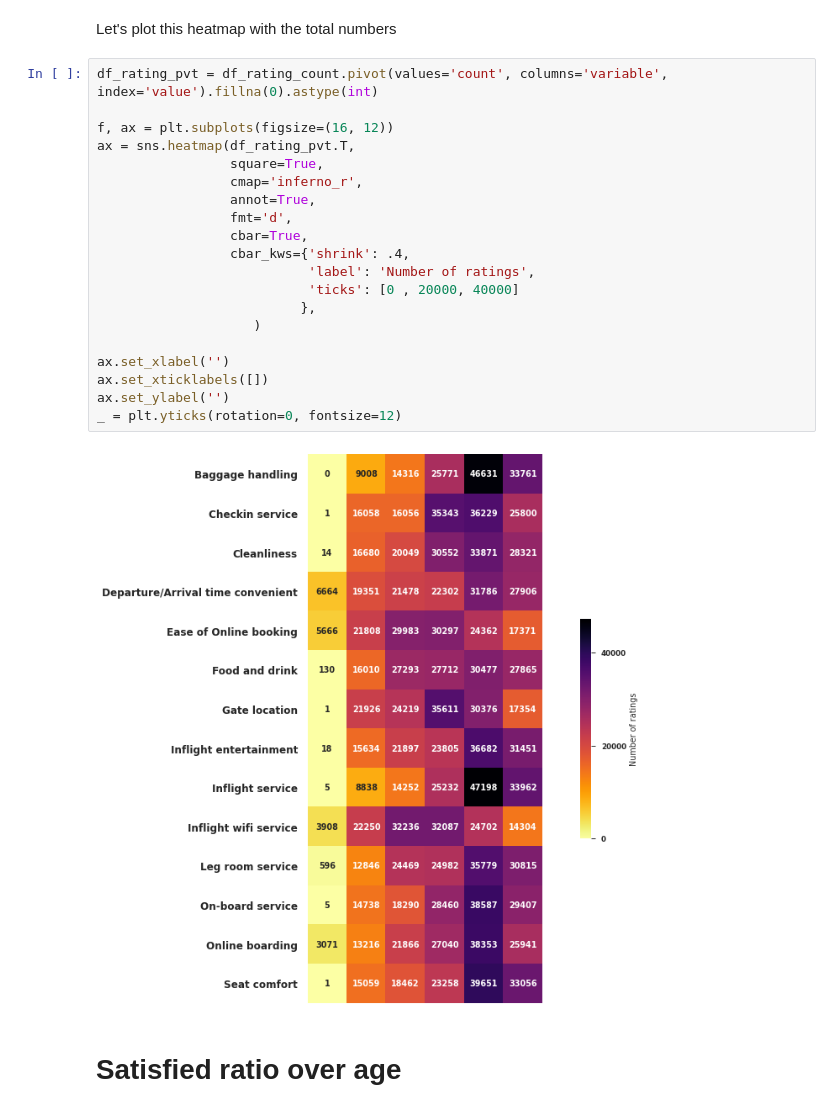
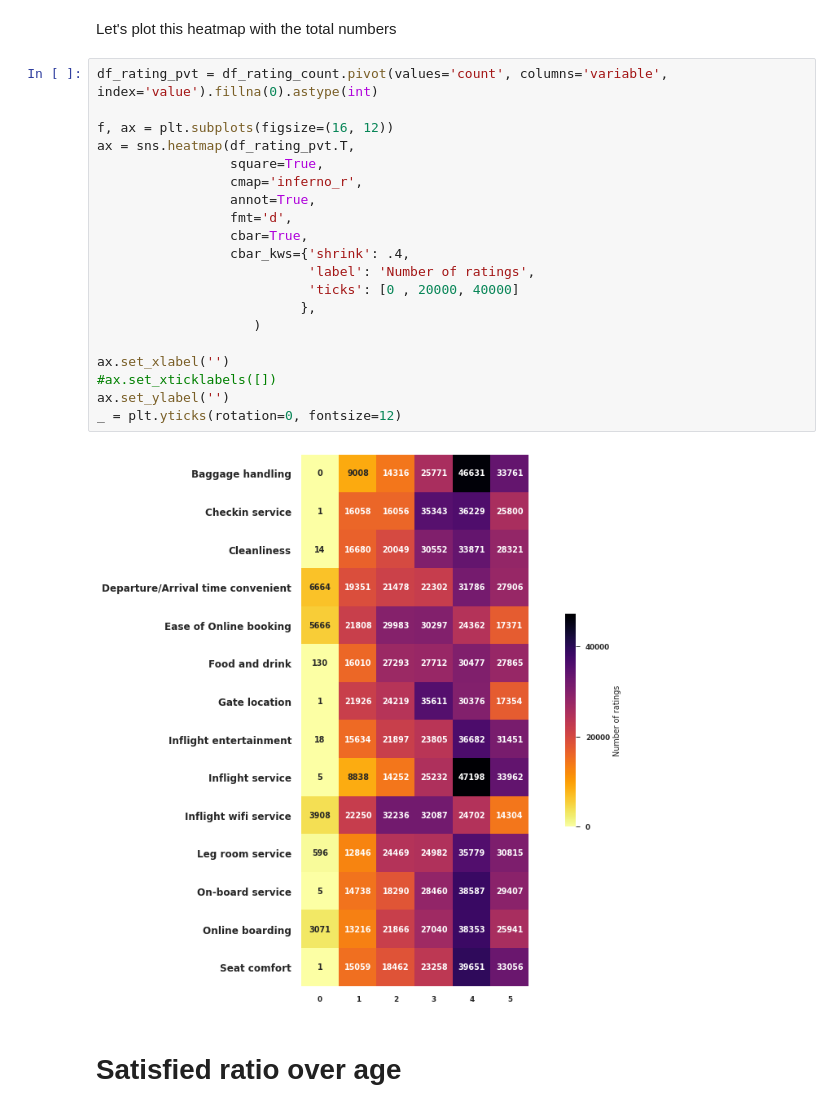
Before and after one commit to n1oftheabove/visualizing-real-world-data-project, a Jupyter notebook: airline_satisfaction.ipynb, the cells around one changed output. Saved outputs shown, nothing was run; the diff lists cells and outputs as text.

Commit message:
fix: have ratings heatmap shown xtick labels

```diff
--- a/airline_satisfaction.ipynb
+++ b/airline_satisfaction.ipynb
@@ -441,25 +441,25 @@ Let's plot this heatmap with the total numbers
 # %%
 df_rating_pvt = df_rating_count.pivot(values='count', columns='variable', index='value').fillna(0).astype(int)
 
 f, ax = plt.subplots(figsize=(16, 12))
 ax = sns.heatmap(df_rating_pvt.T,
                  square=True,
                  cmap='inferno_r',
                  annot=True,
                  fmt='d',
                  cbar=True,
                  cbar_kws={'shrink': .4,
                            'label': 'Number of ratings',
                            'ticks': [0 , 20000, 40000]
                           },
                     )
 
 ax.set_xlabel('')
-ax.set_xticklabels([])
+#ax.set_xticklabels([])
 ax.set_ylabel('')
 _ = plt.yticks(rotation=0, fontsize=12)
 # %% [output]
-[figure, old version]
+[figure, new version]
 # %% [markdown]
 # Satisfied ratio over age
 # %% [markdown]
```
